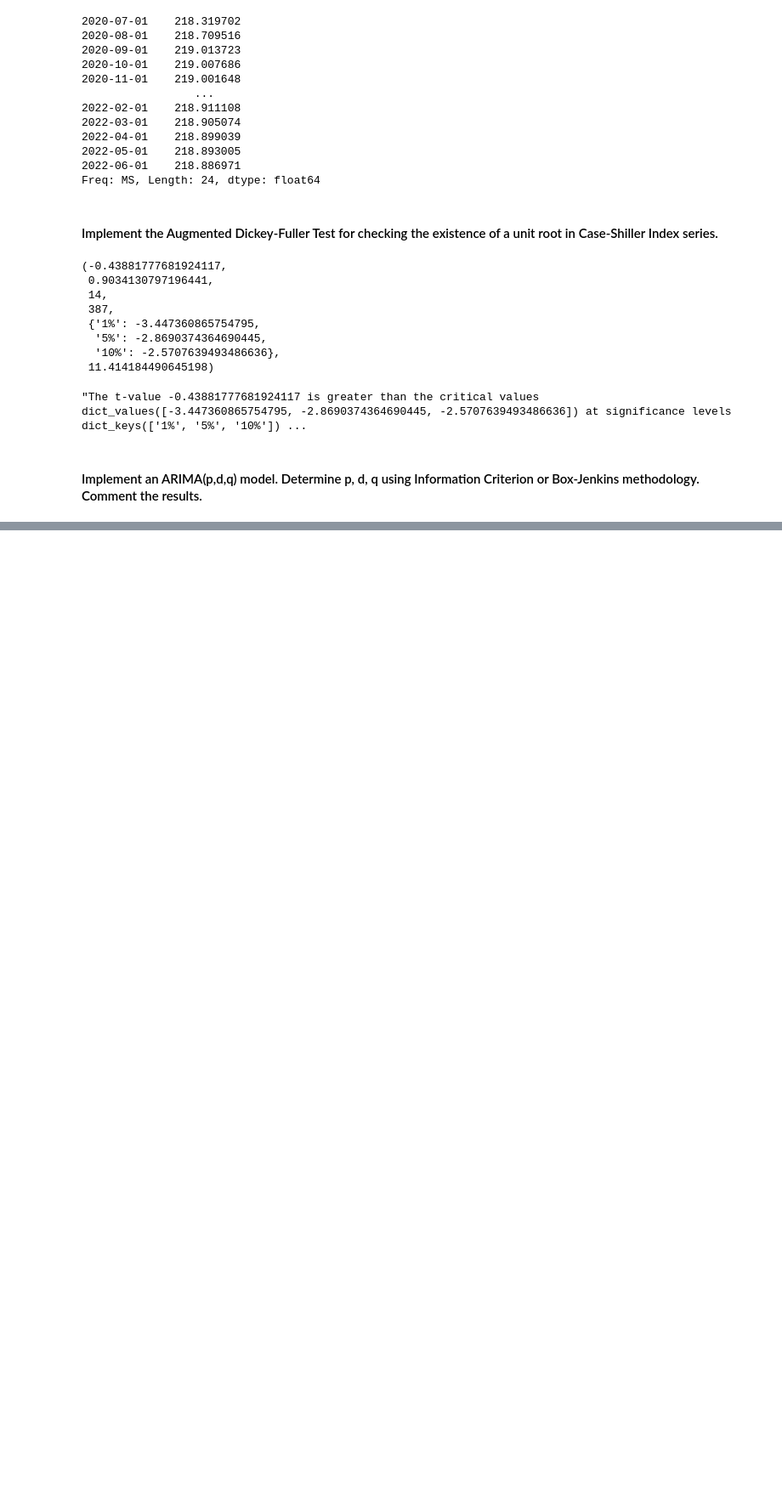
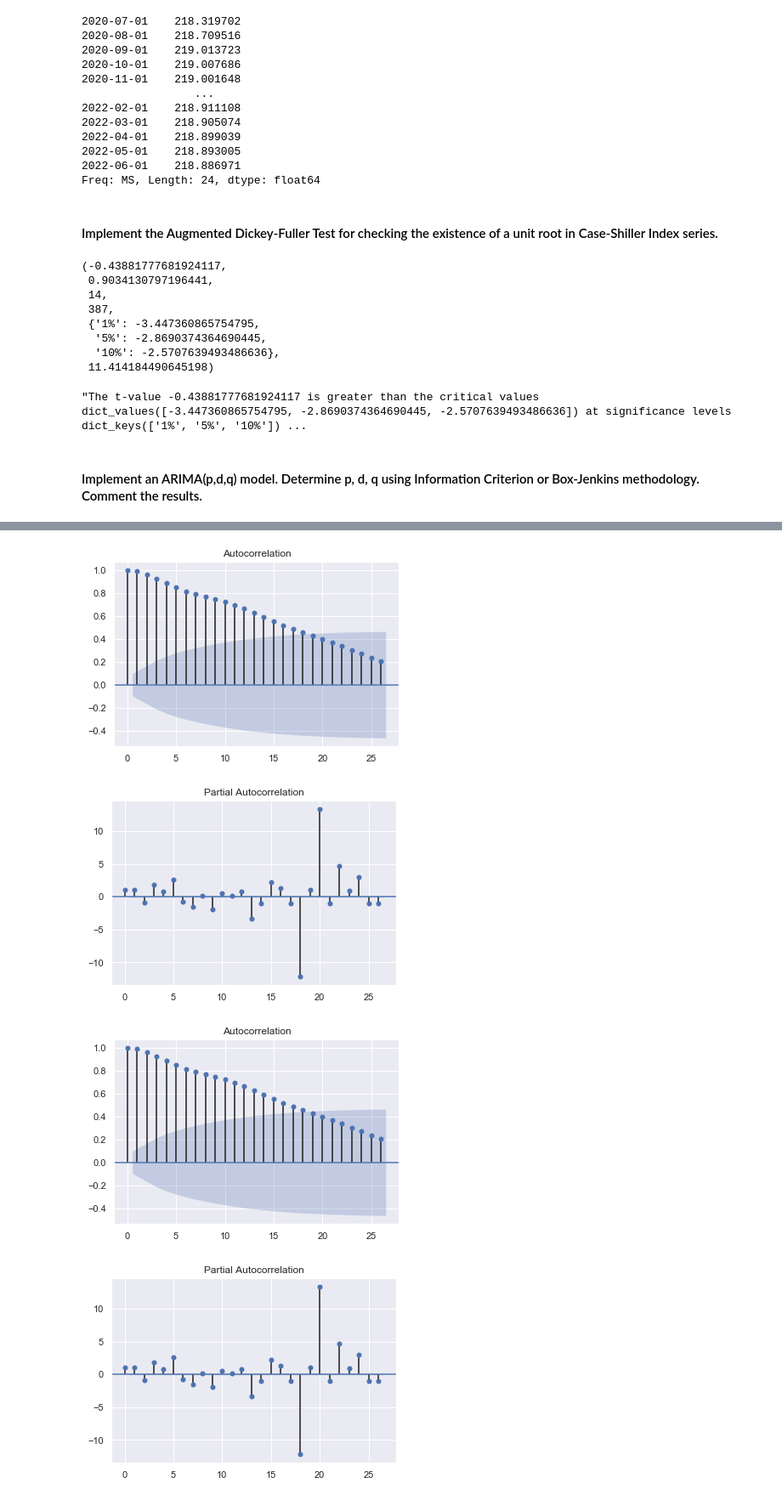
Before and after one commit to tlfmcooper/MscFE_610_ECON, a Jupyter notebook: submission_1.ipynb, the cells around one changed output, grey strips where cells are left out. Shown: that part at 85% size. Saved outputs shown, nothing was run; the diff lists cells and outputs as text; code cells hidden in the pictures; blank space fills up the shorter version.

```diff
--- a/submission_1.ipynb
+++ b/submission_1.ipynb
@@ -257,7 +270,7 @@ f'The t-value {adf[0]} is greater than the critical values {adf[4].values()} at
 # %% [markdown]
 #### Implement an ARIMA(p,d,q) model. Determine p, d, q using Information Criterion or Box-Jenkins methodology. Comment the results.
 # %%
-y_stationary = home_price['CSUSHPISA'].diff().dropna()
+y_stationary = home_price['CSUSHPISA'].diff(10).dropna()
 y_stationary
 # %% [output]
 observation_date
@@ -276,3 +300,11 @@ Freq: MS, Name: CSUSHPISA, Length: 401, dtype: float64
+# %%
+plot_acf(y_stationary)
+plot_pacf(y_stationary)
+# %% [output]
+[figure, added]
+[figure, added]
+[figure, added]
+[figure, added]
 # %%
 order_aic_bic =[]
 # Loop over AR, Integration and MA order
```
Also changed, not shown: parts of 15 cells of this notebook.
